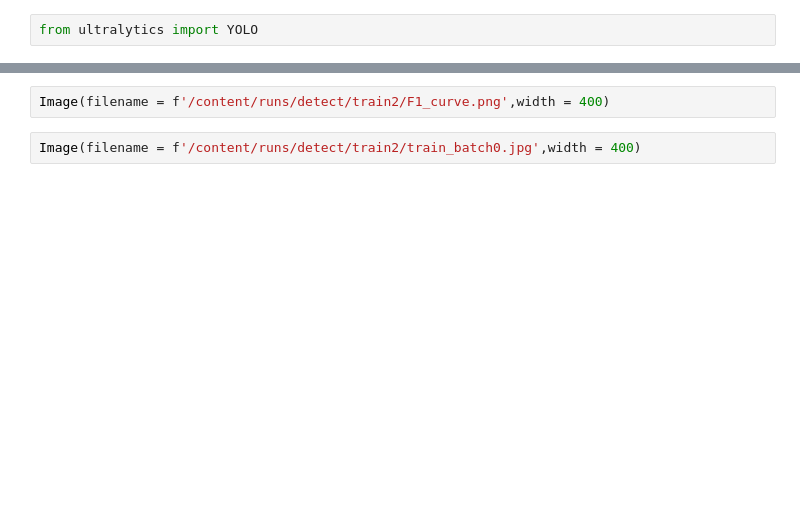
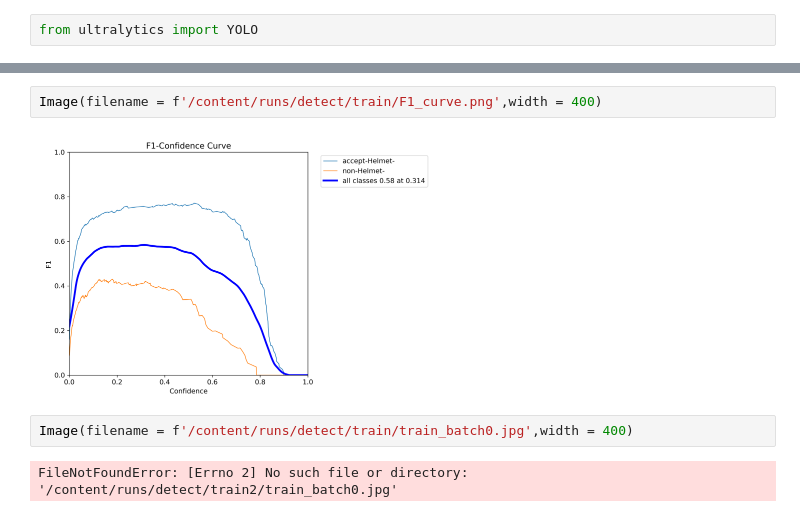
Before and after one commit to NightPrinceY/CollegeForFun, a Jupyter notebook: HELMETV8.ipynb, the cells around one changed output, grey strips where cells are left out. Cells and saved outputs as stored; diff of their text form; blank space fills up the shorter version.

```diff
--- a/HELMETV8.ipynb
+++ b/HELMETV8.ipynb
@@ -24,5 +115,9 @@ dataset = project.version(2).download("yolov8")
 # %%
-Image(filename = f'/content/runs/detect/train2/F1_curve.png',width = 400)
+Image(filename = f'/content/runs/detect/train/F1_curve.png',width = 400)
+# %% [output]
+[figure, added]
 # %%
-Image(filename = f'/content/runs/detect/train2/train_batch0.jpg',width = 400)
+Image(filename = f'/content/runs/detect/train/train_batch0.jpg',width = 400)
+# %% [output]
+FileNotFoundError: [Errno 2] No such file or directory: '/content/runs/detect/train2/train_batch0.jpg'
 # %%
```
Also changed, not shown: parts of 20 cells of this notebook.
